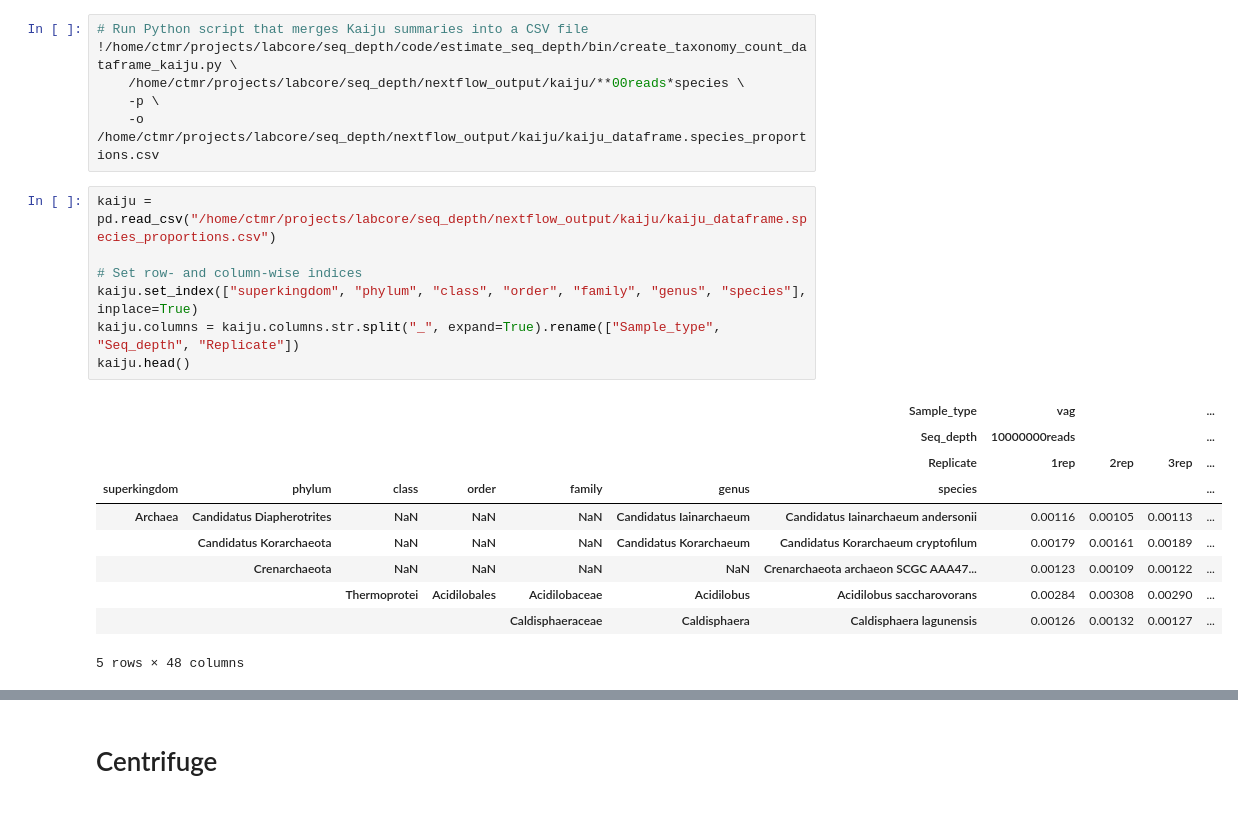
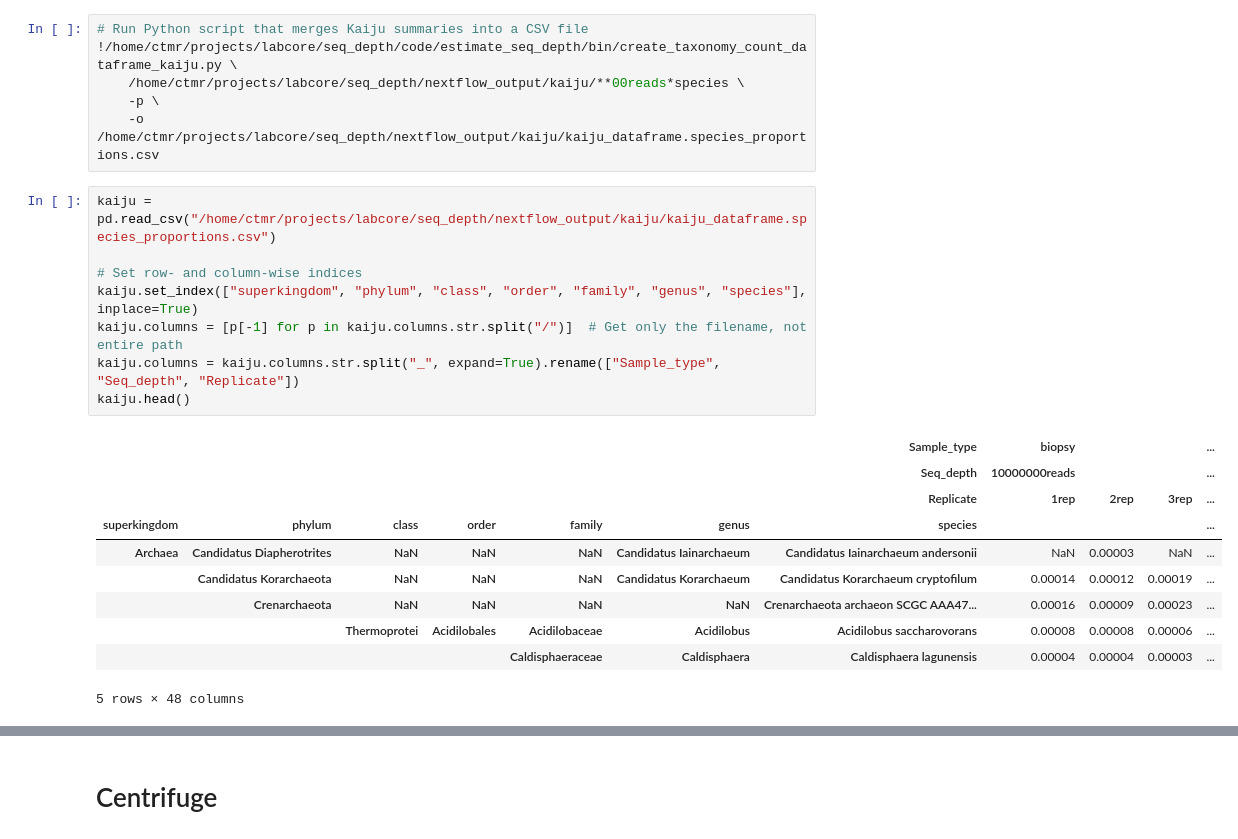
Before and after one commit to ctmrbio/estimate_seq_depth_notebooks, a Jupyter notebook: Taxonomy.ipynb, the cells around one changed output, grey strips where cells are left out. Saved outputs shown, nothing was run; the diff lists cells and outputs as text.

```diff
--- a/Taxonomy.ipynb
+++ b/Taxonomy.ipynb
@@ -114,20 +114,21 @@ fig.savefig("taxonomy_plots/"+"Kaiju_unclassified_reads.pdf")
 # %%
 kaiju = pd.read_csv("/home/ctmr/projects/labcore/seq_depth/nextflow_output/kaiju/kaiju_dataframe.species_proportions.csv")
 
 # Set row- and column-wise indices
 kaiju.set_index(["superkingdom", "phylum", "class", "order", "family", "genus", "species"], inplace=True)
+kaiju.columns = [p[-1] for p in kaiju.columns.str.split("/")]  # Get only the filename, not entire path
 kaiju.columns = kaiju.columns.str.split("_", expand=True).rename(["Sample_type", "Seq_depth", "Replicate"])
 kaiju.head()
 # %% [output]
-|  |  |  |  |  |  | Sample_type | vag |  |  | ... |
+|  |  |  |  |  |  | Sample_type | biopsy |  |  | ... |
 |  |  |  |  |  |  | Seq_depth | 10000000reads |  |  | ... |
 |  |  |  |  |  |  | Replicate | 1rep | 2rep | 3rep | ... |
 | superkingdom | phylum | class | order | family | genus | species |  |  |  | ... |
-| Archaea | Candidatus Diapherotrites | NaN | NaN | NaN | Candidatus Iainarchaeum | Candidatus Iainarchaeum andersonii | 0.00116 | 0.00105 | 0.00113 | ... |
-|  | Candidatus Korarchaeota | NaN | NaN | NaN | Candidatus Korarchaeum | Candidatus Korarchaeum cryptofilum | 0.00179 | 0.00161 | 0.00189 | ... |
-|  | Crenarchaeota | NaN | NaN | NaN | NaN | Crenarchaeota archaeon SCGC AAA47... | 0.00123 | 0.00109 | 0.00122 | ... |
-|  |  | Thermoprotei | Acidilobales | Acidilobaceae | Acidilobus | Acidilobus saccharovorans | 0.00284 | 0.00308 | 0.00290 | ... |
-|  |  |  |  | Caldisphaeraceae | Caldisphaera | Caldisphaera lagunensis | 0.00126 | 0.00132 | 0.00127 | ... |
+| Archaea | Candidatus Diapherotrites | NaN | NaN | NaN | Candidatus Iainarchaeum | Candidatus Iainarchaeum andersonii | NaN | 0.00003 | NaN | ... |
+|  | Candidatus Korarchaeota | NaN | NaN | NaN | Candidatus Korarchaeum | Candidatus Korarchaeum cryptofilum | 0.00014 | 0.00012 | 0.00019 | ... |
+|  | Crenarchaeota | NaN | NaN | NaN | NaN | Crenarchaeota archaeon SCGC AAA47... | 0.00016 | 0.00009 | 0.00023 | ... |
+|  |  | Thermoprotei | Acidilobales | Acidilobaceae | Acidilobus | Acidilobus saccharovorans | 0.00008 | 0.00008 | 0.00006 | ... |
+|  |  |  |  | Caldisphaeraceae | Caldisphaera | Caldisphaera lagunensis | 0.00004 | 0.00004 | 0.00003 | ... |
 5 rows × 48 columns
 # %%
 (fig, ax), (pca, X_reduced) = plot_pca(kaiju, "Kaiju")
```
Also changed, not shown: parts of 11 cells of this notebook, 23 other files.
